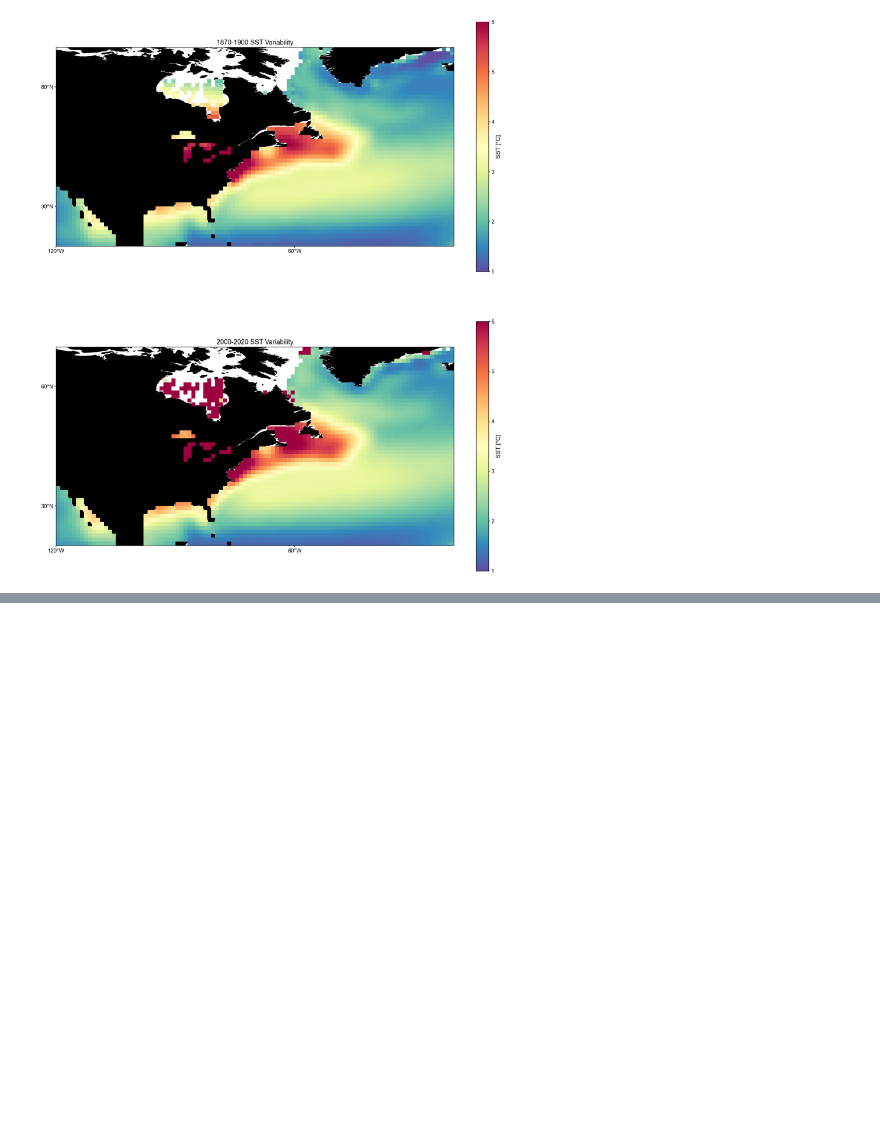
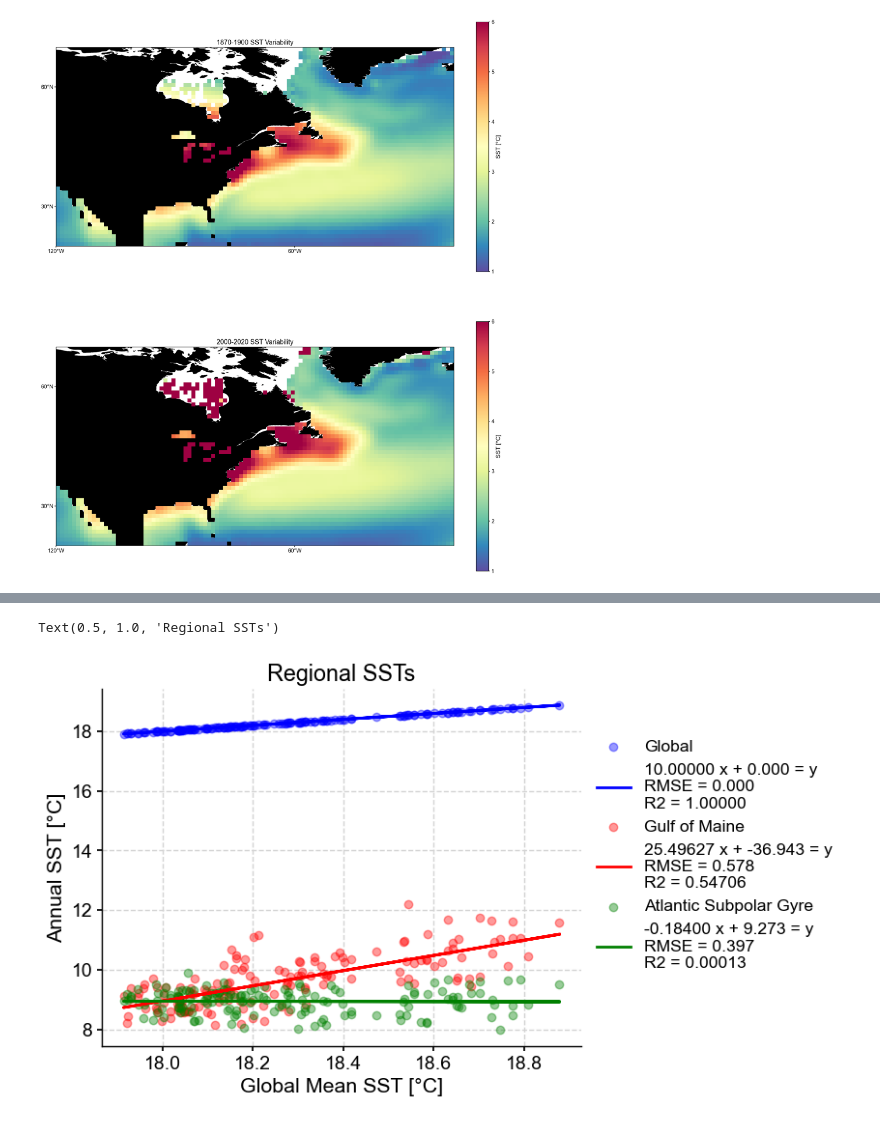
Before and after one commit to abby-baskind/OCG593, a Jupyter notebook: Comps_AB_AK.ipynb, the cells around one changed output, grey strips where cells are left out. Saved outputs shown, nothing was run; the diff lists cells and outputs as text; code cells hidden in the pictures; blank space fills up the shorter version.

```diff
--- a/Comps_AB_AK.ipynb
+++ b/Comps_AB_AK.ipynb
@@ -413,0 +451,44 @@ for ax in axarr:
+# %%
+def lineartrend(x,y):
+
+    x = x.values.reshape(-1,1)
+
+    regression_model = LinearRegression()
+    regression_model.fit(x, y)
+    y_predicted = regression_model.predict(x)
+
+    # model evaluation
+    mse=mean_squared_error(y,y_predicted)
+
+    rmse = np.sqrt(mean_squared_error(y, y_predicted))
+    r2 = r2_score(y, y_predicted)
+    cff = "%.5f" % (regression_model.coef_ * 10)
+    intcpt = "%.3f" % regression_model.intercept_
+    RMSE = "%.3f" % rmse
+    R2 = "%.5f" % r2
+
+    lbl = cff + ' x + ' + intcpt + ' = y\nRMSE = ' + RMSE + '\nR2 = ' + R2
+
+    return x,y,y_predicted,lbl
+# %%
+fig, ax = plt.subplots()
+
+ax.scatter(ds['GLOBAL'], ds['GLOBAL'], label = 'Global', color = 'blue', alpha = 0.4)
+x,y,y_pred,lbl = lineartrend(ds['GLOBAL'],ds['GLOBAL'])
+ax.plot(x,y_pred, label = lbl, color = 'blue')
+
+ax.scatter(ds['GLOBAL'], ds['GOM'], label = 'Gulf of Maine', color = 'red', alpha = 0.4)
+x,y,y_pred,lbl = lineartrend(ds['GLOBAL'],ds['GOM'])
+ax.plot(x,y_pred, label = lbl, color = 'red')
+
+ax.scatter(ds['GLOBAL'], ds['SG'], label = 'Atlantic Subpolar Gyre', color = 'green', alpha = 0.4)
+x,y,y_pred,lbl = lineartrend(ds['GLOBAL'],ds['SG'])
+ax.plot(x,y_pred, label = lbl, color = 'green')
+ax.legend(bbox_to_anchor = (1,0.9))
+ax.set_xlabel('Global Mean SST [°C]')
+ax.set_ylabel('Annual SST [°C]')
+
+ax.set_title('Regional SSTs')
+# %% [output]
+Text(0.5, 1.0, 'Regional SSTs')
+[figure, added]
```
Also changed, not shown: parts of 5 cells of this notebook.
